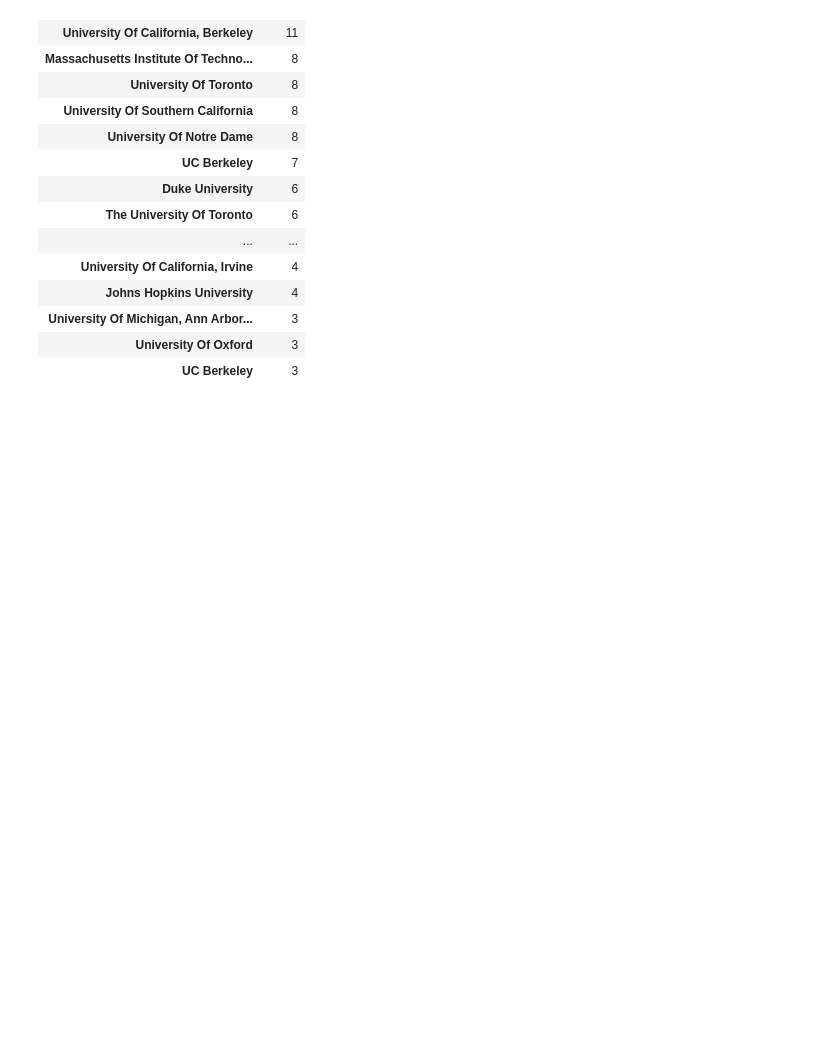
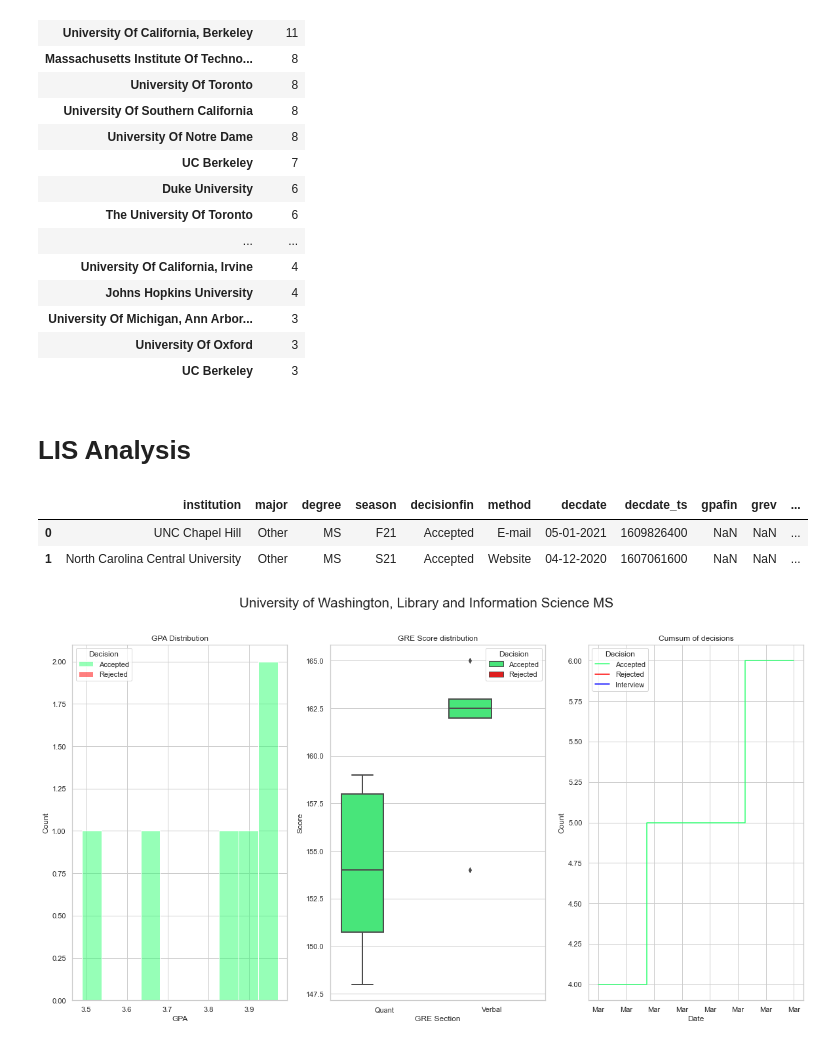
Before and after one commit to jjdelvalle/gradcafe_analysis, a Jupyter notebook: app/GradAnalysis.ipynb, the cells around one changed output. Cells and saved outputs as stored; diff of their text form; code cells hidden in the pictures; blank space fills up the shorter version.

Commit message:
Add other fields experiments

```diff
--- a/app/GradAnalysis.ipynb
+++ b/app/GradAnalysis.ipynb
@@ -179,3 +179,15 @@ df_1720.groupby(by='institution').agg({'is_int': sum}).sort_values(by='is_int',
 | University Of Michigan, Ann Arbor... | 3 |
 | University Of Oxford | 3 |
 | UC Berkeley | 3 |
+# %% [markdown]
+# LIS Analysis
+# %%
+lisdf = pd.read_csv("lis.csv", index_col=0)
+# %%
+lisdf['uniform_dates'] = vec_dt_replace(pd.to_datetime(lisdf['date_add']), year=2020)
+# %%
+lisdf.head(2)
+# %% [output]
+|  | institution | major | degree | season | decisionfin | method | decdate | decdate_ts | gpafin | grev | ... |
+| 0 | UNC Chapel Hill | Other | MS | F21 | Accepted | E-mail | 05-01-2021 | 1609826400 | NaN | NaN | ... |
+| 1 | North Carolina Central University | Other | MS | S21 | Accepted | Website | 04-12-2020 | 1607061600 | NaN | NaN | ... |
@@ -181,0 +196,4 @@ df_1720.groupby(by='institution').agg({'is_int': sum}).sort_values(by='is_int',
+# %%
+get_uni_stats(lisdf, 'washington', 'University of Washington', 'MS', 'Library and Information Science')
+# %% [output]
+[figure, added]
```
Also changed, not shown: parts of 2 cells of this notebook, 1 other file.
